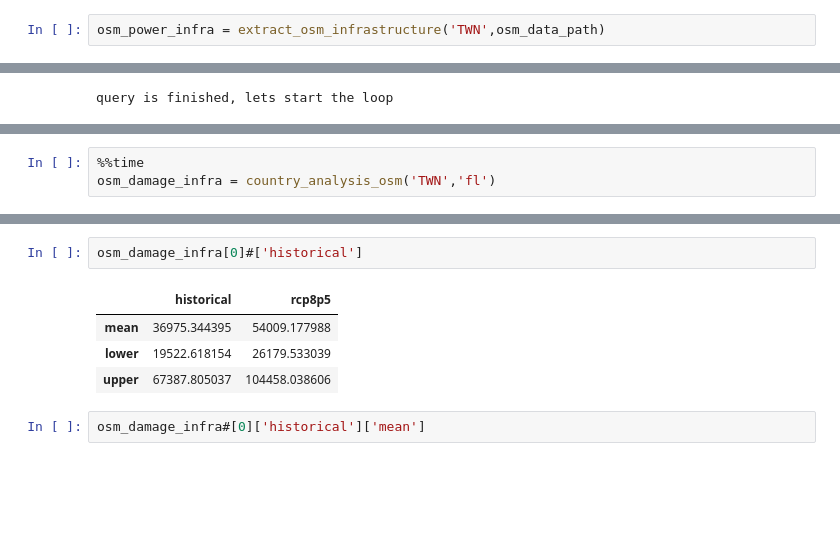
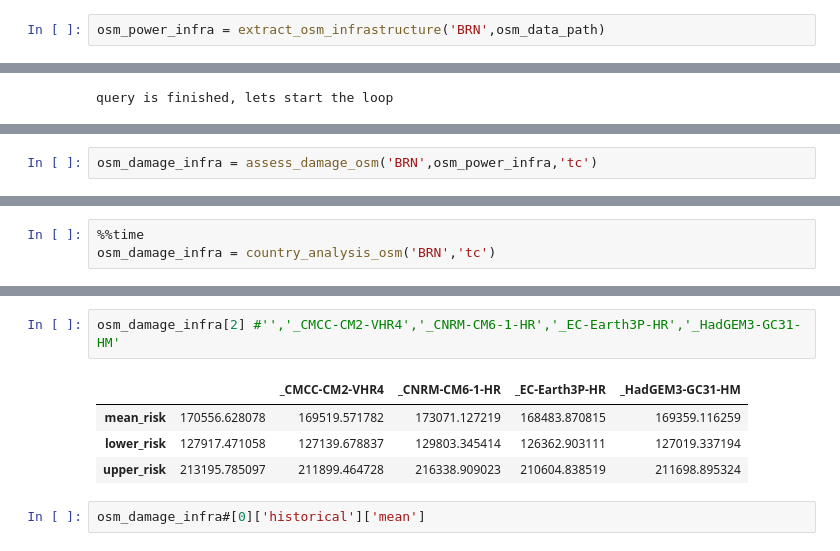
Before and after one commit to Mengqi-Ye/pg_risk_analysis, a Jupyter notebook: notebooks/Example_run.ipynb, the cells around one changed output, grey strips where cells are left out. Saved outputs shown, nothing was run; the diff lists cells and outputs as text; blank space fills up the shorter version.

Commit message:
pg risk works

```diff
--- a/notebooks/Example_run.ipynb
+++ b/notebooks/Example_run.ipynb
@@ -874,7 +734,7 @@ def extract_osm_infrastructure(country_code,osm_data_path):
 
     return osm_lines,osm_polygons,osm_points
 # %%
-osm_power_infra = extract_osm_infrastructure('TWN',osm_data_path)
+osm_power_infra = extract_osm_infrastructure('BRN',osm_data_path)
 # %% [output]
 query is finished, lets start the loop
 query is finished, lets start the loop
@@ -1042,2 +988,4 @@ Loading future coastal flood data ...
+# %%
+osm_damage_infra = assess_damage_osm('BRN',osm_power_infra,'tc')
 # %%
 # extract nested dict by key
@@ -1174,4 +1223,4 @@ def country_analysis_osm(country_code,hazard_type): #
     return pd.DataFrame(line_risk),pd.DataFrame(plant_risk),pd.DataFrame(substation_risk),pd.DataFrame(tower_risk),pd.DataFrame(pole_risk)
 # %%
 %%time
-osm_damage_infra = country_analysis_osm('TWN','fl')
+osm_damage_infra = country_analysis_osm('BRN','tc')
@@ -1178,10 +1243,10 @@ osm_damage_infra = country_analysis_osm('TWN','fl')
 # %%
-osm_damage_infra[0]#['historical']
+osm_damage_infra[2] #'','_CMCC-CM2-VHR4','_CNRM-CM6-1-HR','_EC-Earth3P-HR','_HadGEM3-GC31-HM'
 # %% [output]
-|  | historical | rcp8p5 |
-| mean | 36975.344395 | 54009.177988 |
-| lower | 19522.618154 | 26179.533039 |
-| upper | 67387.805037 | 104458.038606 |
+|  |  | _CMCC-CM2-VHR4 | _CNRM-CM6-1-HR | _EC-Earth3P-HR | _HadGEM3-GC31-HM |
+| mean_risk | 170556.628078 | 169519.571782 | 173071.127219 | 168483.870815 | 169359.116259 |
+| lower_risk | 127917.471058 | 127139.678837 | 129803.345414 | 126362.903111 | 127019.337194 |
+| upper_risk | 213195.785097 | 211899.464728 | 216338.909023 | 210604.838519 | 211698.895324 |
 # %%
 osm_damage_infra#[0]['historical']['mean']
 # %% [output]
```
Also changed, not shown: parts of 49 cells of this notebook, 43 other files.
